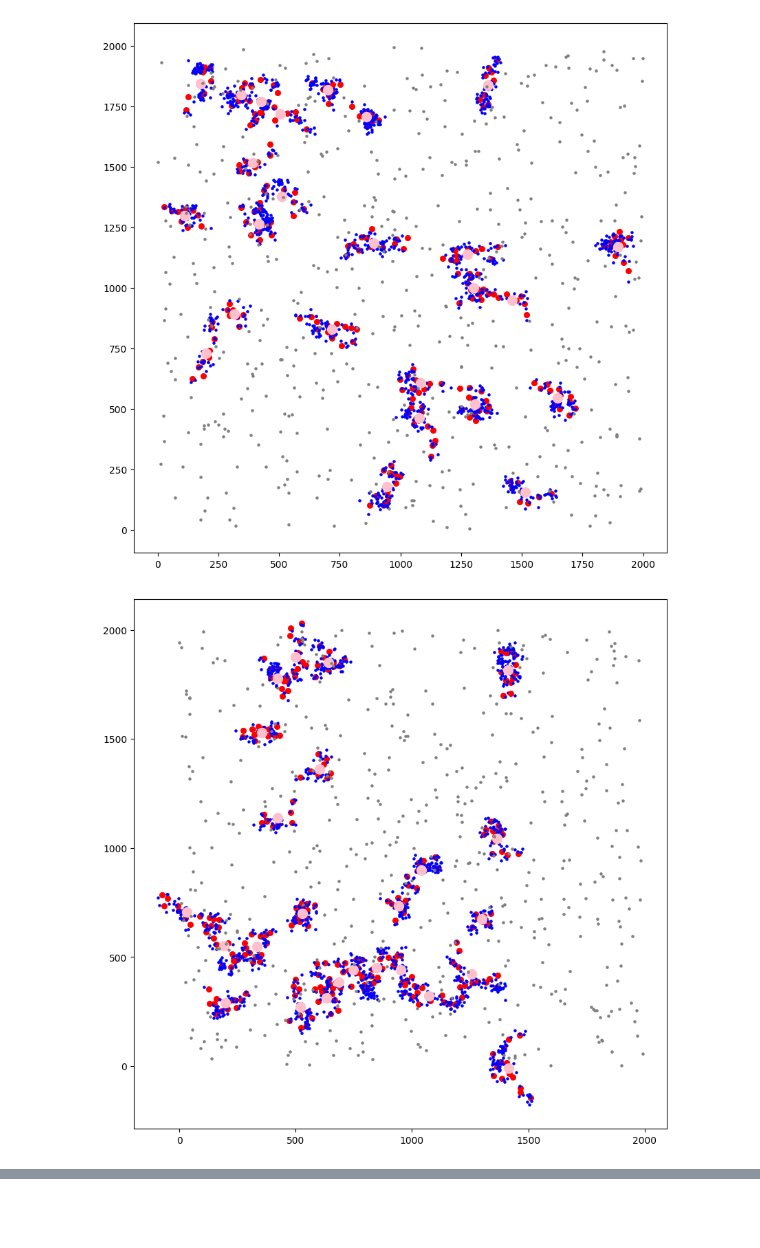
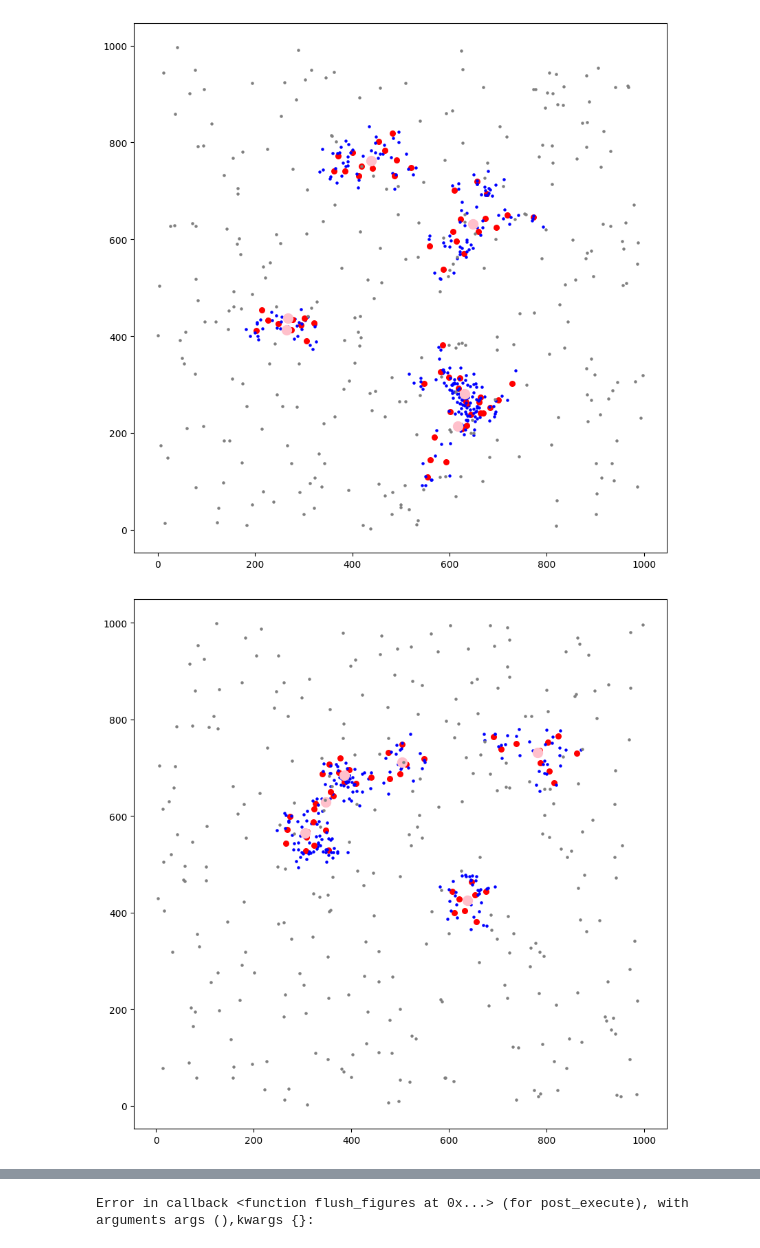
Before and after one commit to cmanzo/TFG, a Jupyter notebook: benchmark/sim_clust.ipynb, the cells around one changed output, grey strips where cells are left out. Cells and saved outputs as stored; diff of their text form; code cells hidden in the pictures; blank space fills up the shorter version.

Commit message:
not overlapping noise

```diff
--- a/benchmark/sim_clust.ipynb
+++ b/benchmark/sim_clust.ipynb
@@ -3,6 +3,9 @@ import os
 import pandas as pd
 import numpy as np
 from matplotlib import pyplot as plt
+
+n_sims=50
+disp = True
 
 def generate_chain_cluster(start, n_proteins, link_min, link_max, overlap_min, max_tries=1000):
     proteins = [np.array(start, dtype=float)]
@@ -29,14 +32,31 @@ def generate_chain_cluster(start, n_proteins, link_min, link_max, overlap_min, m
     return proteins, center
 
 
-H = 2000
+def generate_noise_points(n_noise, H, protein_positions, min_dist, max_tries=100000):
+    noise_points = []
+    tries = 0
+
+    while len(noise_points) < n_noise and tries < max_tries:
+        candidate = np.random.uniform(0, H, size=2).astype(float)
+
+        if all(np.linalg.norm(candidate - p) >= min_dist for p in protein_positions):
+            noise_points.append(candidate)
+
+        tries += 1
+
+    if len(noise_points) < n_noise:
+        raise ValueError("Could not place all noise points with the required separation.")
+
+    return np.array(noise_points)
+
+H = 1000
 W = H
-lim = 100
+lim = 250
 
-number_of_clusters = 25
+number_of_clusters = 6
 # mean_number_of_proteins = 4
 # stddev_number_of_proteins = 0
-min_number_of_proteins = 7
+min_number_of_proteins = 5
 max_number_of_proteins = 14
 mean_number_of_proteins = (min_number_of_proteins + max_number_of_proteins) / 2
 # stdev_cluster_radius = 50
@@ -47,20 +67,20 @@ p_geo = 1/5 # 1 means that the mean number of localizations per protein is 1/p_g
 stdev_loc_prec = 15
 noise_level = 1 * number_of_clusters * mean_number_of_proteins * (1/p_geo) # noise level as a function of the number of clusters, proteins and localizations
 
-disp = True
 
 output_folder = "csv_generats"
 os.makedirs(output_folder, exist_ok=True)
 
-for run in range(10):
+for run in range(n_sims):
     seed_coord = np.random.uniform(lim, H-lim, size=(number_of_clusters, 2))
     cluster_coord = np.zeros((number_of_clusters, 2))
-    noise_coord = np.random.uniform(0, H, size=(int(noise_level), 2))
+    # noise_coord = np.random.uniform(0, H, size=(int(noise_level), 2))
 
     index_protein = 0
     index_cluster = 0
 
     data= []
+    protein_positions_all=[]
 
     if disp:
         fig = plt.figure(figsize=(10, 10))
@@ -84,6 +104,7 @@ for run in range(10):
         cluster_coord[i, :]= cc
 
         for x,y in protein_coord:
+            protein_positions_all.append([x, y])
 
             index_protein = index_protein + 1
 
@@ -99,6 +120,15 @@ for run in range(10):
 
                 if disp:
                     plt.scatter(x_loc, y_loc, color='blue', s=5)
+
+    # noise_coord = np.random.uniform(0, H, size=(int(noise_level), 2))
+
+    noise_coord = generate_noise_points(
+        n_noise=int(noise_level),
+        H=H,
+        protein_positions=protein_positions_all,
+        min_dist=2*stdev_loc_prec,
+    )
 
     if disp:
         plt.scatter(cluster_coord[:, 0], cluster_coord[:, 1], color='pink', s=100, label='Cluster Centers')
@@ -130,2 +187,2 @@ CSV guardado en: csv_generats/simulated_clusters_CM_10.csv
-[figure, old version]
+[figure, new version]
-[figure, old version]
+[figure, new version]
@@ -139,0 +190 @@ CSV guardado en: csv_generats/simulated_clusters_CM_10.csv
+Error in callback <function flush_figures at 0x...> (for post_execute), with arguments args (),kwargs {}:
```
Also changed, not shown: parts of 1 cell of this notebook, 3 other files.
